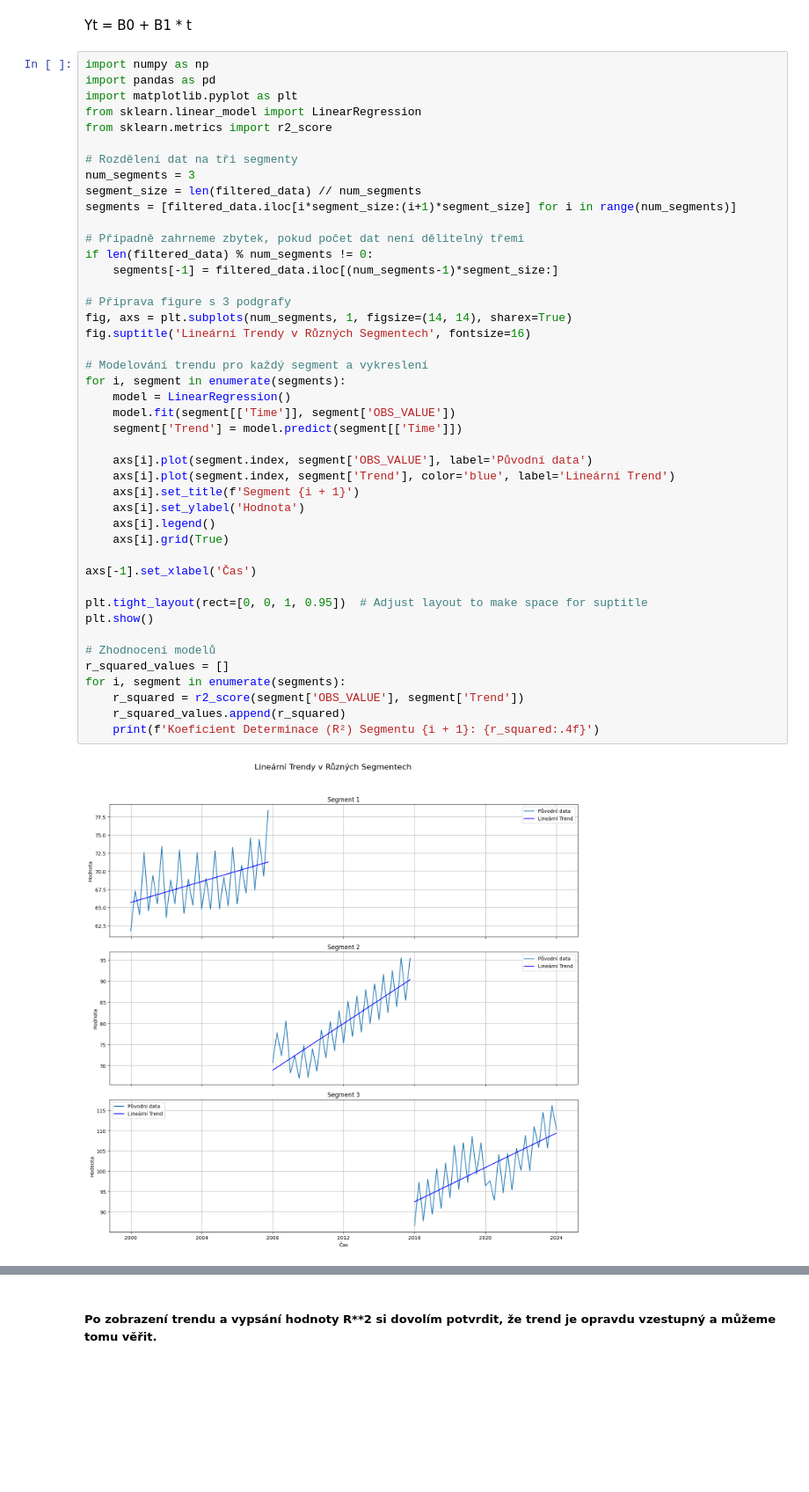
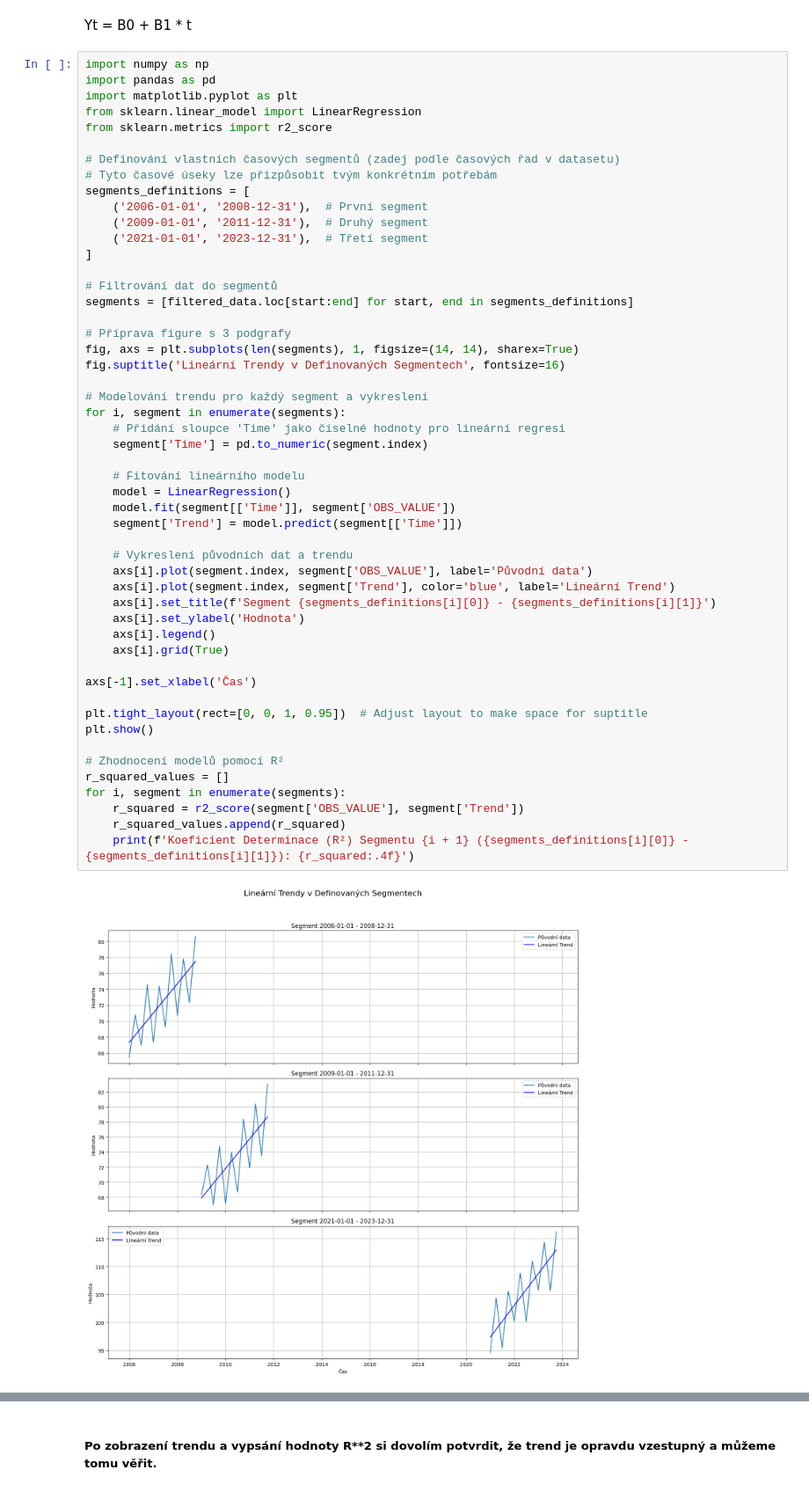
Before and after one commit to ulricht01/CAS, a Jupyter notebook: semestralni_prace.ipynb, the cells around one changed output, grey strips where cells are left out. Shown at 88% size. Drawn from its saved outputs; the diff is of its cells as text; blank space fills up the shorter version.

```diff
--- a/semestralni_prace.ipynb
+++ b/semestralni_prace.ipynb
@@ -166,43 +166,50 @@ import pandas as pd
 import matplotlib.pyplot as plt
 from sklearn.linear_model import LinearRegression
 from sklearn.metrics import r2_score
 
-# Rozdělení dat na tři segmenty
-num_segments = 3
-segment_size = len(filtered_data) // num_segments
-segments = [filtered_data.iloc[i*segment_size:(i+1)*segment_size] for i in range(num_segments)]
+# Definování vlastních časových segmentů (zadej podle časových řad v datasetu)
+# Tyto časové úseky lze přizpůsobit tvým konkrétním potřebám
+segments_definitions = [
+    ('2006-01-01', '2008-12-31'),  # První segment
+    ('2009-01-01', '2011-12-31'),  # Druhý segment
+    ('2021-01-01', '2023-12-31'),  # Třetí segment
+]
 
-# Případně zahrneme zbytek, pokud počet dat není dělitelný třemi
-if len(filtered_data) % num_segments != 0:
-    segments[-1] = filtered_data.iloc[(num_segments-1)*segment_size:]
+# Filtrování dat do segmentů
+segments = [filtered_data.loc[start:end] for start, end in segments_definitions]
 
 # Příprava figure s 3 podgrafy
-fig, axs = plt.subplots(num_segments, 1, figsize=(14, 14), sharex=True)
-fig.suptitle('Lineární Trendy v Různých Segmentech', fontsize=16)
+fig, axs = plt.subplots(len(segments), 1, figsize=(14, 14), sharex=True)
+fig.suptitle('Lineární Trendy v Definovaných Segmentech', fontsize=16)
 
 # Modelování trendu pro každý segment a vykreslení
 for i, segment in enumerate(segments):
+    # Přidání sloupce 'Time' jako číselné hodnoty pro lineární regresi
+    segment['Time'] = pd.to_numeric(segment.index)
+
+    # Fitování lineárního modelu
     model = LinearRegression()
     model.fit(segment[['Time']], segment['OBS_VALUE'])
     segment['Trend'] = model.predict(segment[['Time']])
 
+    # Vykreslení původních dat a trendu
     axs[i].plot(segment.index, segment['OBS_VALUE'], label='Původní data')
     axs[i].plot(segment.index, segment['Trend'], color='blue', label='Lineární Trend')
-    axs[i].set_title(f'Segment {i + 1}')
+    axs[i].set_title(f'Segment {segments_definitions[i][0]} - {segments_definitions[i][1]}')
     axs[i].set_ylabel('Hodnota')
     axs[i].legend()
     axs[i].grid(True)
 
 axs[-1].set_xlabel('Čas')
 
 plt.tight_layout(rect=[0, 0, 1, 0.95])  # Adjust layout to make space for suptitle
 plt.show()
 
-# Zhodnocení modelů
+# Zhodnocení modelů pomocí R²
 r_squared_values = []
 for i, segment in enumerate(segments):
     r_squared = r2_score(segment['OBS_VALUE'], segment['Trend'])
     r_squared_values.append(r_squared)
-    print(f'Koeficient Determinace (R²) Segmentu {i + 1}: {r_squared:.4f}')
+    print(f'Koeficient Determinace (R²) Segmentu {i + 1} ({segments_definitions[i][0]} - {segments_definitions[i][1]}): {r_squared:.4f}')
 # %% [output]
-[figure, old version]
+[figure, new version]
```
Also changed, not shown: parts of 9 cells of this notebook, 1 other file.
